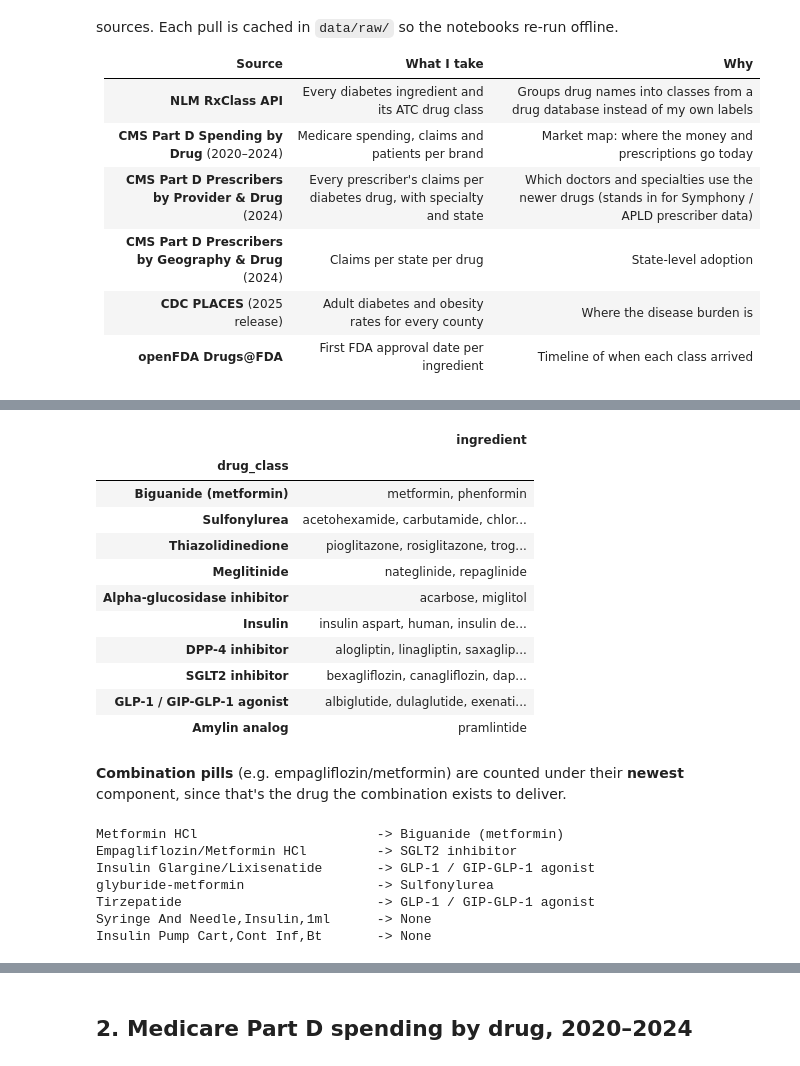
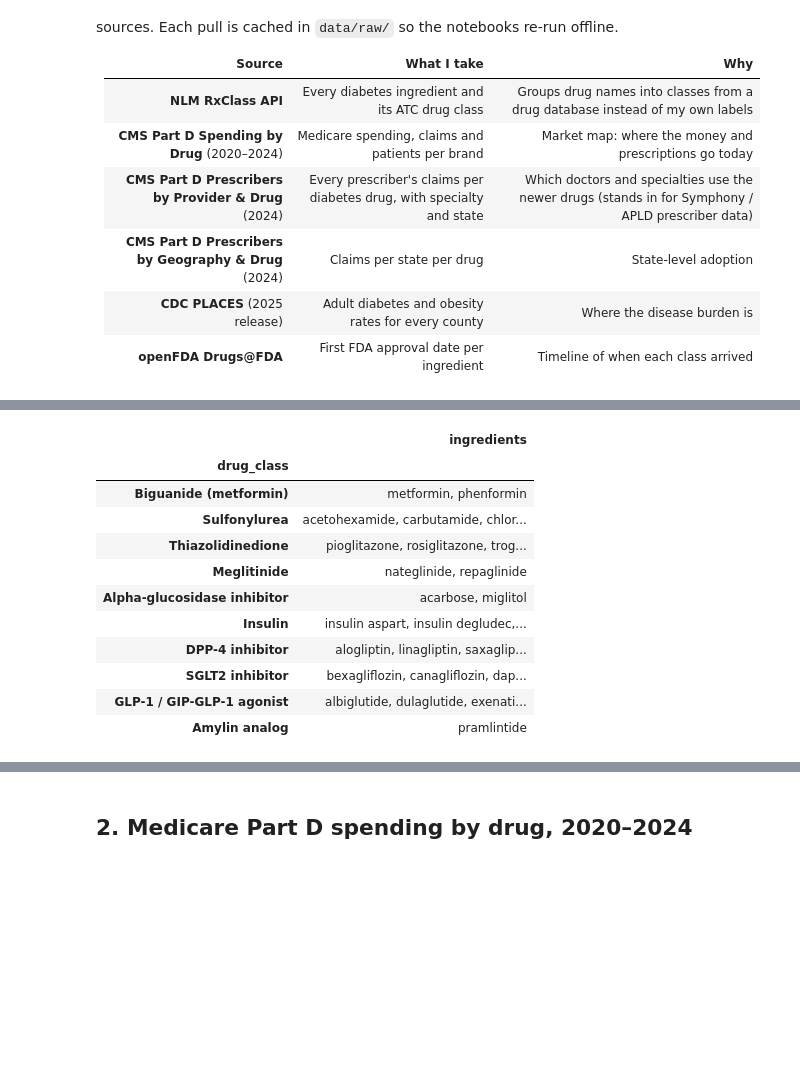
Before and after one commit to Dyuthiv05/personal-project, a Jupyter notebook: notebooks/02_collect_market_data.ipynb, the cells around one changed output, grey strips where cells are left out. Drawn from its saved outputs; the diff is of its cells as text; code cells hidden in the pictures; blank space fills up the shorter version.

```diff
--- a/notebooks/02_collect_market_data.ipynb
+++ b/notebooks/02_collect_market_data.ipynb
@@ -27,59 +32,20 @@ I request the members of each diabetes ATC class. Three ingredients sit in the c
-# %%
-ATC = ["A10A", "A10BA", "A10BB", "A10BF", "A10BG", "A10BH", "A10BJ", "A10BK", "A10BX"]
-rx = apis.rxclass_members(ATC)
-
-ATC_TO_CLASS = {"A10A": "Insulin", "A10BA": "Biguanide (metformin)", "A10BB": "Sulfonylurea",
-                "A10BF": "Alpha-glucosidase inhibitor", "A10BG": "Thiazolidinedione", "A10BH": "DPP-4 inhibitor",
-                "A10BJ": "GLP-1 / GIP-GLP-1 agonist", "A10BK": "SGLT2 inhibitor"}
-OVERRIDE = {"tirzepatide": "GLP-1 / GIP-GLP-1 agonist", "pramlintide": "Amylin analog",
-            "repaglinide": "Meglitinide", "nateglinide": "Meglitinide"}
-rx["drug_class"] = rx.ingredient.map(OVERRIDE).fillna(rx.atc_id.map(ATC_TO_CLASS))
-rx = rx.dropna(subset=["drug_class"])
-# Insulin names come back as "insulin aspart, human"; keep the first two words for matching
-rx["key"] = rx.ingredient.str.replace(",", "").str.split().str[:2].str.join(" ")
-rx.loc[~rx.ingredient.str.startswith("insulin"), "key"] = rx.ingredient.str.split().str[0]
-ingredient_class = dict(zip(rx.key, rx.drug_class))
-rx.groupby("drug_class").ingredient.apply(lambda s: ", ".join(sorted(s))).reindex(CLASS_ORDER).dropna().to_frame()
-# %% [output]
-|  | ingredient |
-| drug_class |  |
-| Biguanide (metformin) | metformin, phenformin |
-| Sulfonylurea | acetohexamide, carbutamide, chlor... |
-| Thiazolidinedione | pioglitazone, rosiglitazone, trog... |
-| Meglitinide | nateglinide, repaglinide |
-| Alpha-glucosidase inhibitor | acarbose, miglitol |
-| Insulin | insulin aspart, human, insulin de... |
-| DPP-4 inhibitor | alogliptin, linagliptin, saxaglip... |
-| SGLT2 inhibitor | bexagliflozin, canagliflozin, dap... |
-| GLP-1 / GIP-GLP-1 agonist | albiglutide, dulaglutide, exenati... |
-| Amylin analog | pramlintide |
-# %% [markdown]
-**Combination pills** (e.g. empagliflozin/metformin) are counted under their **newest** component, since that's the drug the combination exists to deliver.
-# %%
-PRIORITY = ["GLP-1 / GIP-GLP-1 agonist", "SGLT2 inhibitor", "DPP-4 inhibitor", "Insulin", "Amylin analog",
-            "Thiazolidinedione", "Sulfonylurea", "Meglitinide", "Alpha-glucosidase inhibitor", "Biguanide (metformin)"]
-
-def classify(name: str):
-    """Map a drug name (CMS generic name or Kaggle column) to one drug class, or None."""
-    n = name.lower()
-    if n.startswith("insulin") and not any(w in n for w in ["pump", "device", "supplies", "pen,reusable", "pmp"]):
-        found = {"Insulin"}
-    else:
-        parts = n.replace("-", "/").split("/")
-        found = {ingredient_class.get(p.strip().replace(",", " ").split()[0]) for p in parts if p.strip()}
-    if "lixisenatide" in n or "liraglutide" in n:
-        found.add("GLP-1 / GIP-GLP-1 agonist")
-    found.discard(None)
-    return next((c for c in PRIORITY if c in found), None)
-
-for t in ["Metformin HCl", "Empagliflozin/Metformin HCl", "Insulin Glargine/Lixisenatide", "glyburide-metformin",
-          "Tirzepatide", "Syringe And Needle,Insulin,1ml", "Insulin Pump Cart,Cont Inf,Bt"]:
-    print(f"{t:35s} -> {classify(t)}")
-# %% [output]
-Metformin HCl                       -> Biguanide (metformin)
-Empagliflozin/Metformin HCl         -> SGLT2 inhibitor
-Insulin Glargine/Lixisenatide       -> GLP-1 / GIP-GLP-1 agonist
-glyburide-metformin                 -> Sulfonylurea
-Tirzepatide                         -> GLP-1 / GIP-GLP-1 agonist
-Syringe And Needle,Insulin,1ml      -> None
-Insulin Pump Cart,Cont Inf,Bt       -> None
+# %%
+from src.classes import ATC, ingredient_table, classes_of, primary_class, is_newer, WEIGHT_LOSS_BRANDS
+rx = apis.rxclass_members(ATC)
+rx["drug_class"] = rx.ingredient.map(primary_class)
+rx = rx.dropna(subset=["drug_class"])
+table = ingredient_table()
+pd.Series(table).rename("drug_class").to_frame().groupby("drug_class").apply(lambda d: ", ".join(sorted(d.index))).reindex(CLASS_ORDER).dropna().to_frame("ingredients")
+# %% [output]
+|  | ingredients |
+| drug_class |  |
+| Biguanide (metformin) | metformin, phenformin |
+| Sulfonylurea | acetohexamide, carbutamide, chlor... |
+| Thiazolidinedione | pioglitazone, rosiglitazone, trog... |
+| Meglitinide | nateglinide, repaglinide |
+| Alpha-glucosidase inhibitor | acarbose, miglitol |
+| Insulin | insulin aspart, insulin degludec,... |
+| DPP-4 inhibitor | alogliptin, linagliptin, saxaglip... |
+| SGLT2 inhibitor | bexagliflozin, canagliflozin, dap... |
+| GLP-1 / GIP-GLP-1 agonist | albiglutide, dulaglutide, exenati... |
+| Amylin analog | pramlintide |
```
Also changed, not shown: parts of 9 cells of this notebook, 20 other files.
